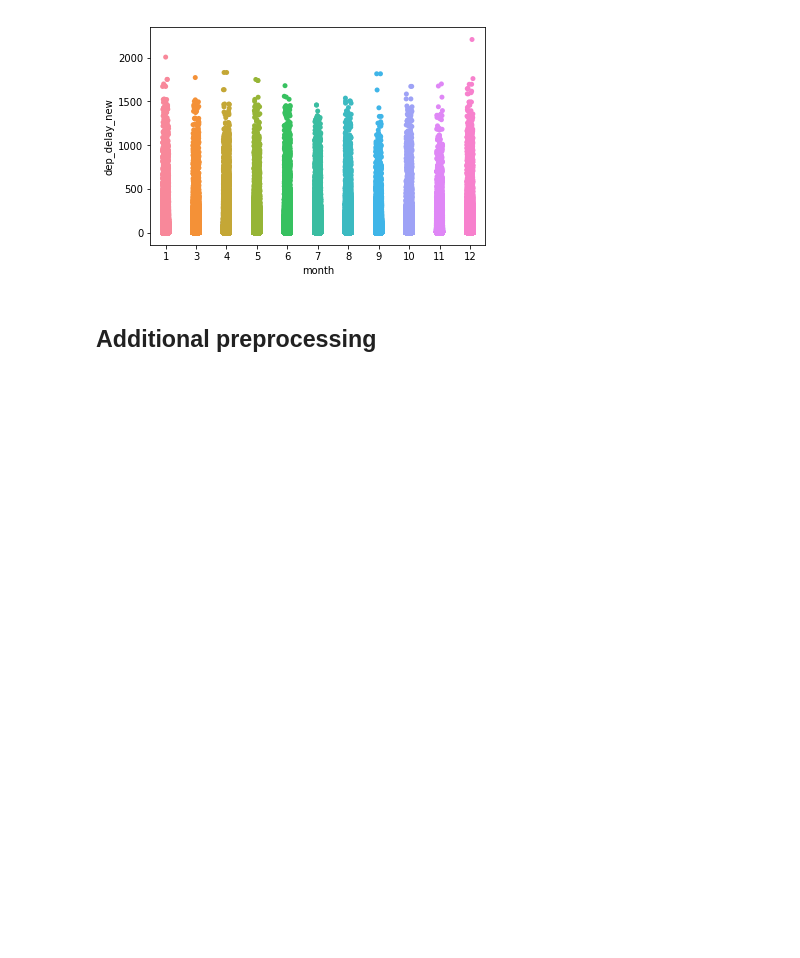
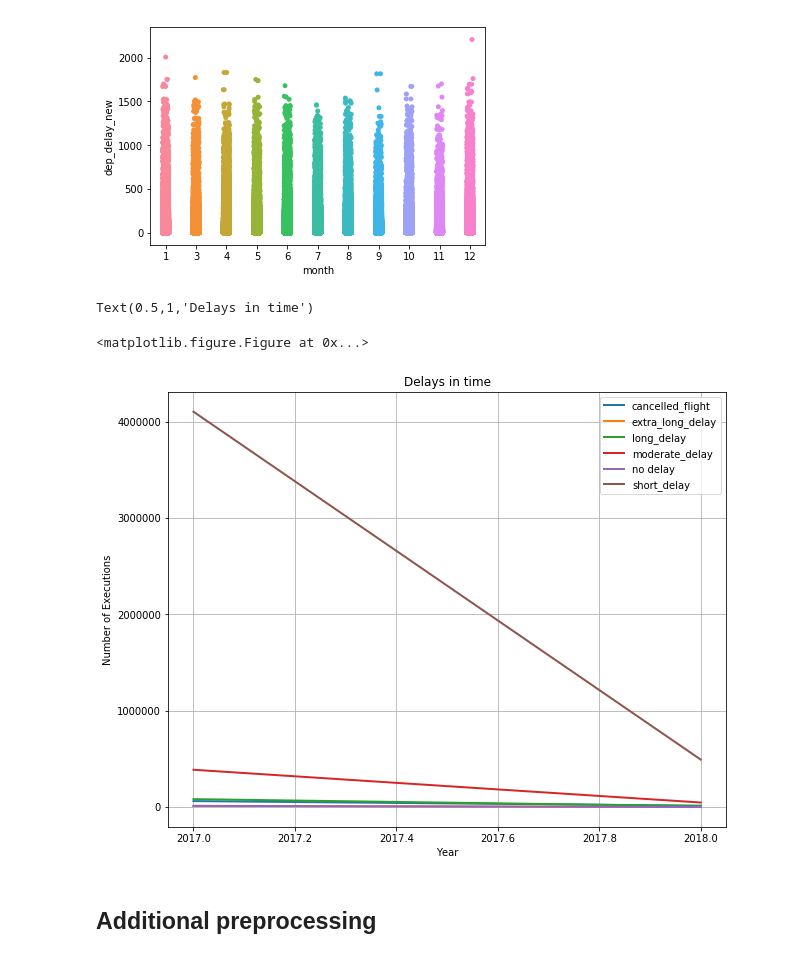
Before and after one commit to iamdeowanshi/257, a Jupyter notebook: FinalProject.ipynb, the cells around one changed output. Saved outputs shown, nothing was run; the diff lists cells and outputs as text; code cells hidden in the pictures; blank space fills up the shorter version.

```diff
--- a/FinalProject.ipynb
+++ b/FinalProject.ipynb
@@ -393,6 +393,37 @@ sns.stripplot(x="month", y="dep_delay_new", data=data, jitter=True)
 # %% [output]
 <matplotlib.axes._subplots.AxesSubplot at 0x...>
 [figure]
+# %%
+plot_df = data.copy()
+plot_df['fl_date'] = pd.to_datetime(plot_df['fl_date'], dayfirst=True, infer_datetime_format = True)
+plot_df.set_index('fl_date', inplace=True)
+# set Race as categorical
+plot_df['status'] = plot_df['status'].astype('category')
+
+grouped = plot_df.groupby('status')
+
+plt.clf()
+fig = plt.figure(figsize=(10, 8))
+ax = fig.add_subplot(111, axisbg='w', frame_on=True)
+
+for key, group in grouped:
+    plot_df = group.groupby(lambda x: x.year).count()
+    plot_df['status'].plot(label=key, ax=ax, lw=2.)
+
+# label x and y axis
+plt.xlabel("Year")
+plt.ylabel("Number of Executions")
+# turn off background grid
+ax.grid(b=None)
+# show a semi-transparent legend
+leg = ax.legend(loc='best')
+leg.get_frame().set_alpha(0.75)
+# set a title
+plt.title('Delays in time')
+# %% [output]
+Text(0.5,1,'Delays in time')
+<matplotlib.figure.Figure at 0x...>
+[figure, added]
 # %% [markdown]
 ## Additional preprocessing
 # %%
```
Also changed, not shown: parts of 5 cells of this notebook.
